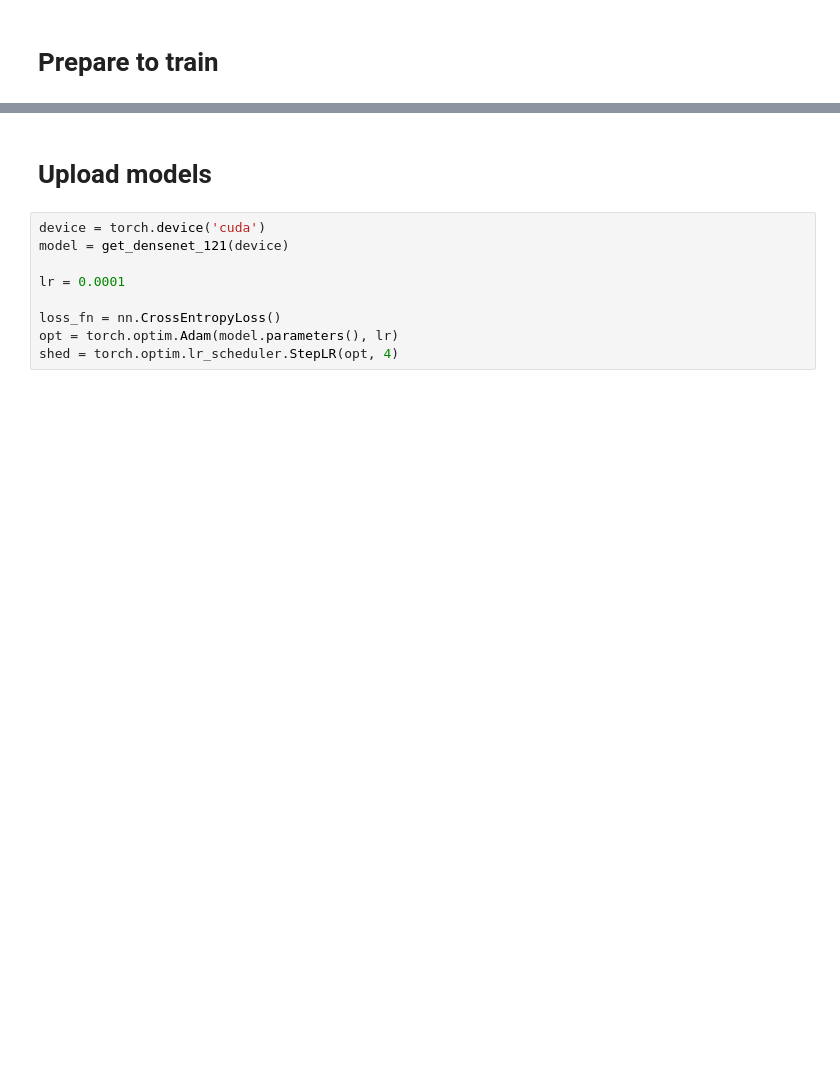
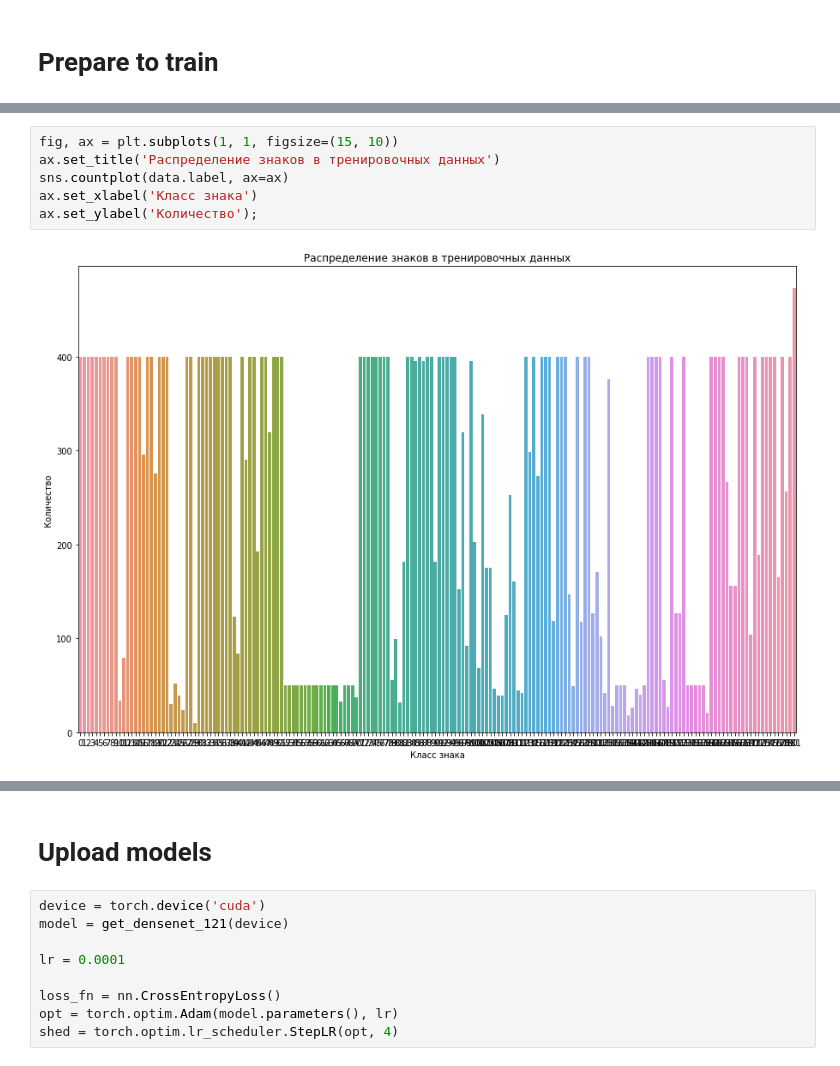
Before and after one commit to Cherry-pashka/SignClass, a Jupyter notebook: pipeline/solution.ipynb, the cells around one changed output, grey strips where cells are left out. Cells and saved outputs as stored; diff of their text form; blank space fills up the shorter version.

```diff
--- a/pipeline/solution.ipynb
+++ b/pipeline/solution.ipynb
@@ -45,3 +44,11 @@ FileNotFoundError: [Errno 2] File AIJ_2gis_small/train.csv does not exist: 'AIJ_
+# %%
+fig, ax = plt.subplots(1, 1, figsize=(15, 10))
+ax.set_title('Распределение знаков в тренировочных данных')
+sns.countplot(data.label, ax=ax)
+ax.set_xlabel('Класс знака')
+ax.set_ylabel('Количество');
+# %% [output]
+[figure, added]
 # %%
 show_train_images()
 # %% [output]
```
Also changed, not shown: parts of 7 cells of this notebook, 4 other files.
